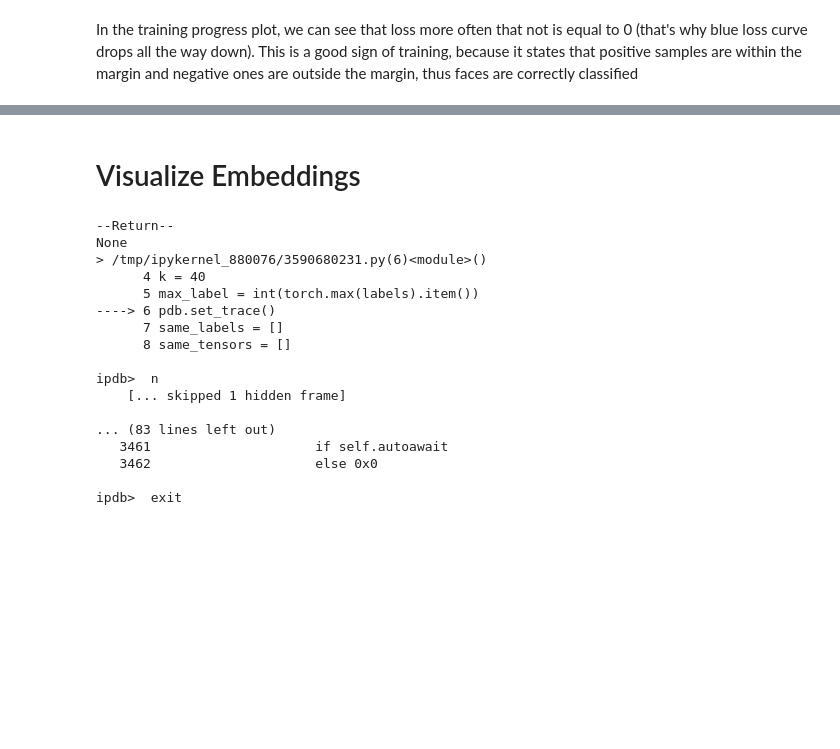
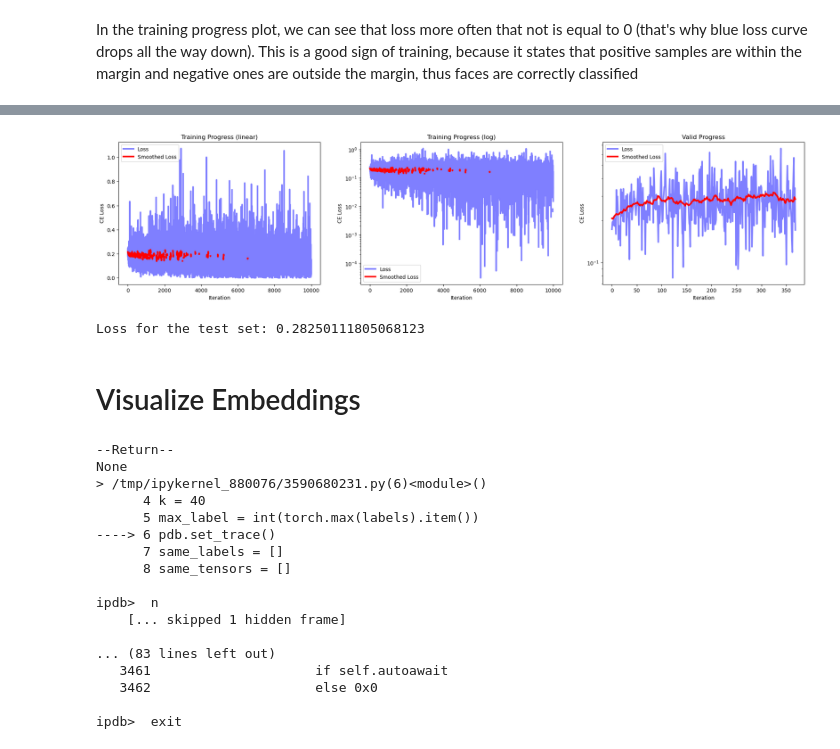
Before and after one commit to FreddieHorn/CudaVisionWS23, a Jupyter notebook: Assignment7/assignment7_working_copy.ipynb, the cells around one changed output, grey strips where cells are left out. Cells and saved outputs as stored; diff of their text form; code cells hidden in the pictures; blank space fills up the shorter version.

Commit message:
I am onto something with triplet loss

```diff
--- a/Assignment7/assignment7_working_copy.ipynb
+++ b/Assignment7/assignment7_working_copy.ipynb
@@ -515,0 +643,4 @@ In the training progress plot, we can see that loss more often that not is equal
+# %%
+train_loader = torch.utils.data.DataLoader(dataset=tri_train_dataset, batch_size=128, shuffle=True)
+valid_loader = torch.utils.data.DataLoader(dataset=tri_val_dataset, batch_size=128, shuffle=True)
+test_loader = torch.utils.data.DataLoader(dataset=tri_test_dataset, batch_size=128, shuffle=False)
@@ -515,0 +649,9 @@ In the training progress plot, we can see that loss more often that not is equal
+# %%
+device = "cuda"
+model = SiameseModel(use_pretrained = True) # w/pretrained was better
+model = model.to(device)
+# %%
+criterion = TripletLoss(margin=0.2) # changed criterion
+trainer_shard = SemiHardTrainer(model=model, criterion=criterion, train_loader=train_loader, valid_loader=valid_loader, n_iters=10001, save_freq = 500, save_name = 'semihard')
+# %%
+trainer_shard.fit()
@@ -516,3 +676,11 @@ In the training progress plot, we can see that loss more often that not is equal
+# %%
+utils_v2.visualize_progress(trainer_shard.train_loss, trainer_shard.valid_loss, start=0)
+# %% [output]
+[figure, added]
+# %%
+print(f"Loss for the test set: {test_model(trainer_shard.model, test_loader, criterion, device)}")
+# %% [output]
+Loss for the test set: 0.28250111805068123
 # %% [markdown]
 # Visualize Embeddings
 # %%
```
Also changed, not shown: parts of 7 cells of this notebook.
